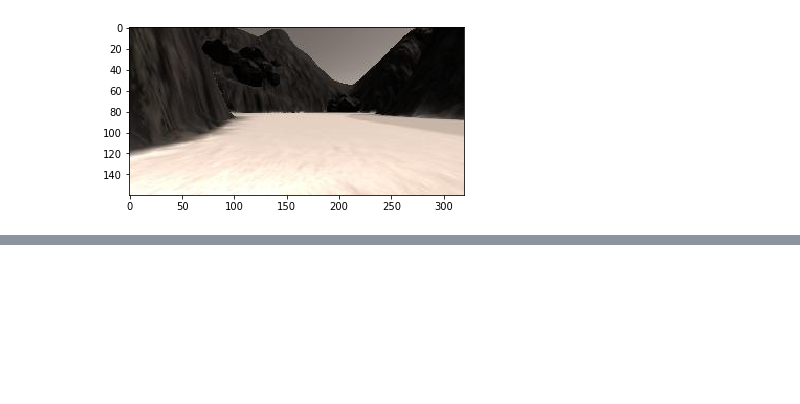
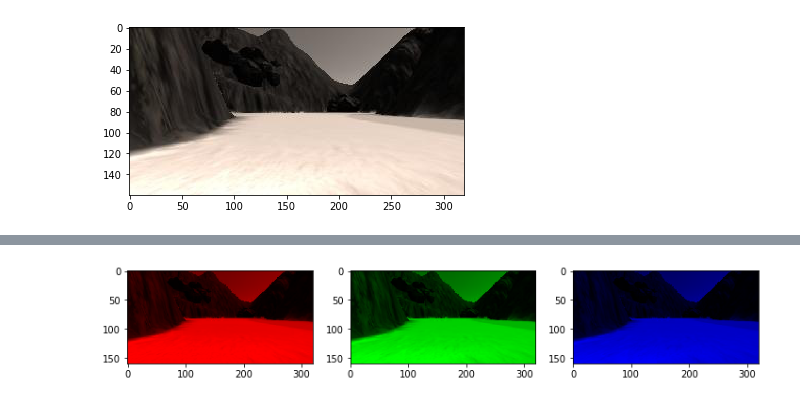
Before and after one commit to albert-kuc/Udacity, a Jupyter notebook: RoboticsSoftEng/Preview/Lesson-4/05-ThePerceptionStep/ReadingImages.ipynb, the cells around one changed output, grey strips where cells are left out. Saved outputs shown, nothing was run; the diff lists cells and outputs as text; code cells hidden in the pictures; blank space fills up the shorter version.

Commit message:
Updated Reading Images Notebook

```diff
--- a/RoboticsSoftEng/Preview/Lesson-4/05-ThePerceptionStep/ReadingImages.ipynb
+++ b/RoboticsSoftEng/Preview/Lesson-4/05-ThePerceptionStep/ReadingImages.ipynb
@@ -14,0 +33,23 @@ plt.show()
+# %%
+# Note: we use the np.copy() function rather than just saying red_channel = image
+# because in Python, such a statement would set those two arrays equal to each other
+# forever, meaning any changes made to one would also be made to the other!
+red_channel = np.copy(image)
+# Note: here instead of extracting individual channels from the image
+# I'll keep all 3 color channels in each case but set the ones I'm not interested
+# in to zero.
+red_channel[:,:,[1, 2]] = 0 # Zero out the green and blue channels
+green_channel = np.copy(image)
+green_channel[:,:,[0, 2]] = 0 # Zero out the red and blue channels
+blue_channel = np.copy(image)
+blue_channel[:,:,[0, 1]] = 0 # Zero out the red and green channels
+fig = plt.figure(figsize=(12,3)) # Create a figure for plotting
+plt.subplot(131) # Initialize subplot number 1 in a figure that is 3 columns 1 row
+plt.imshow(red_channel) # Plot the red channel
+plt.subplot(132) # Initialize subplot number 2 in a figure that is 3 columns 1 row
+plt.imshow(green_channel)  # Plot the green channel
+plt.subplot(133) # Initialize subplot number 3 in a figure that is 3 columns 1 row
+plt.imshow(blue_channel)  # Plot the blue channel
+plt.show()
+# %% [output]
+[figure, added]
```
Also changed, not shown: parts of 9 cells of this notebook.
